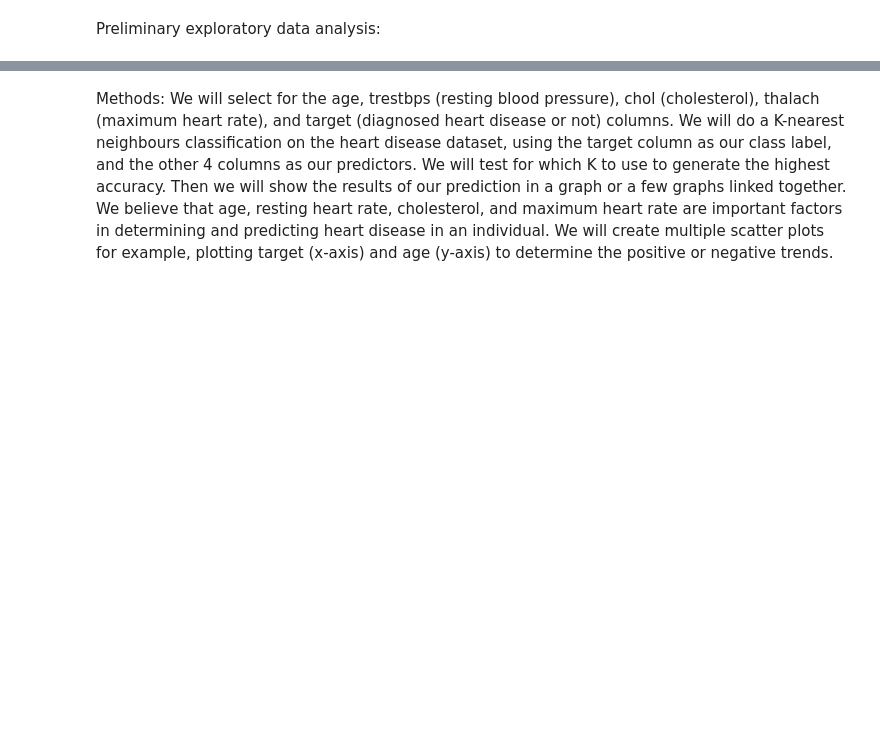
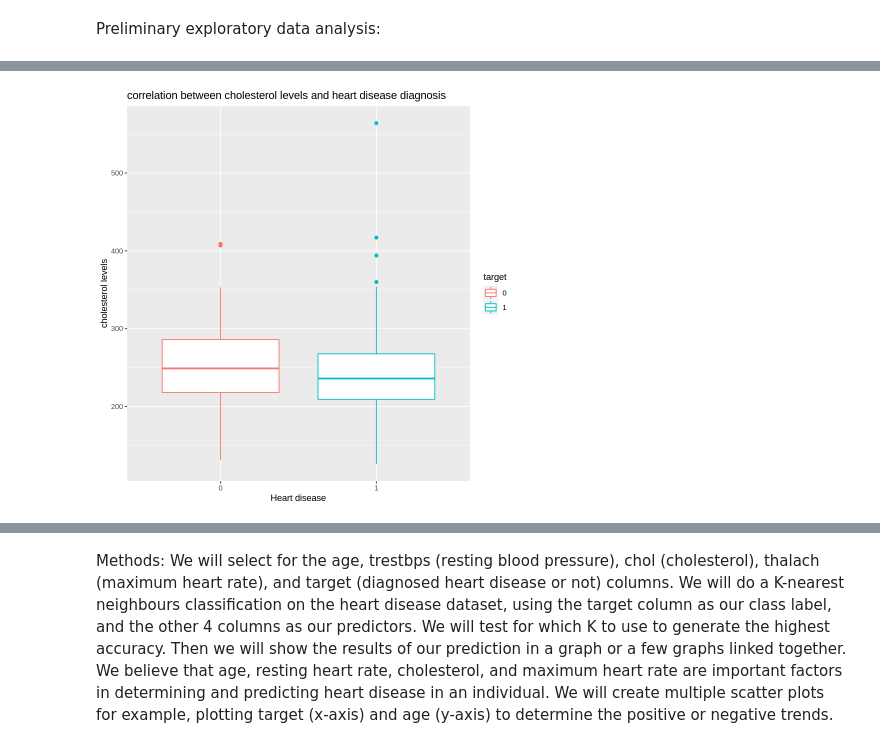
Before and after one commit to jewelw11/dsci-100-project, a Jupyter notebook: heart disease project.ipynb, the cells around one changed output, grey strips where cells are left out. Cells and saved outputs as stored; diff of their text form; code cells hidden in the pictures; blank space fills up the shorter version.

```diff
--- a/heart disease project.ipynb
+++ b/heart disease project.ipynb
@@ -85,0 +185,10 @@ plot
+# %%
+box_plot_age<- heart_training|>
+ggplot(aes(x=chol, y=target,colour=target))+
+geom_boxplot()+
+labs(x="cholesterol levels", y="Heart disease")
+box_plot_age+
+coord_flip()+
+ggtitle("correlation between cholesterol levels and heart disease diagnosis")
+# %% [output]
+[figure, added]
```
Also changed, not shown: parts of 23 cells of this notebook.
